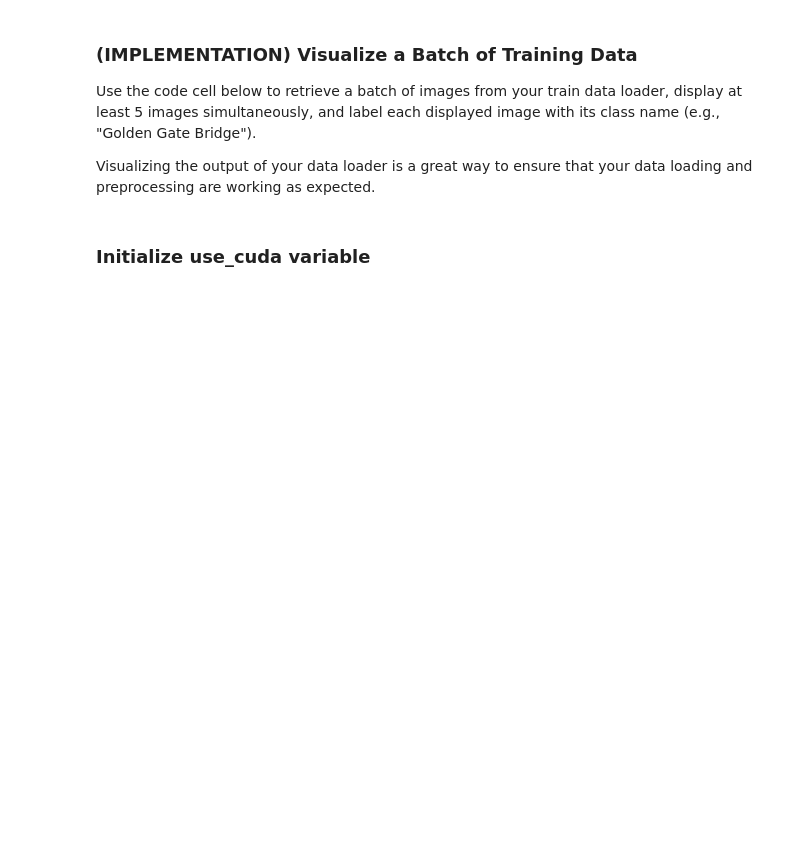
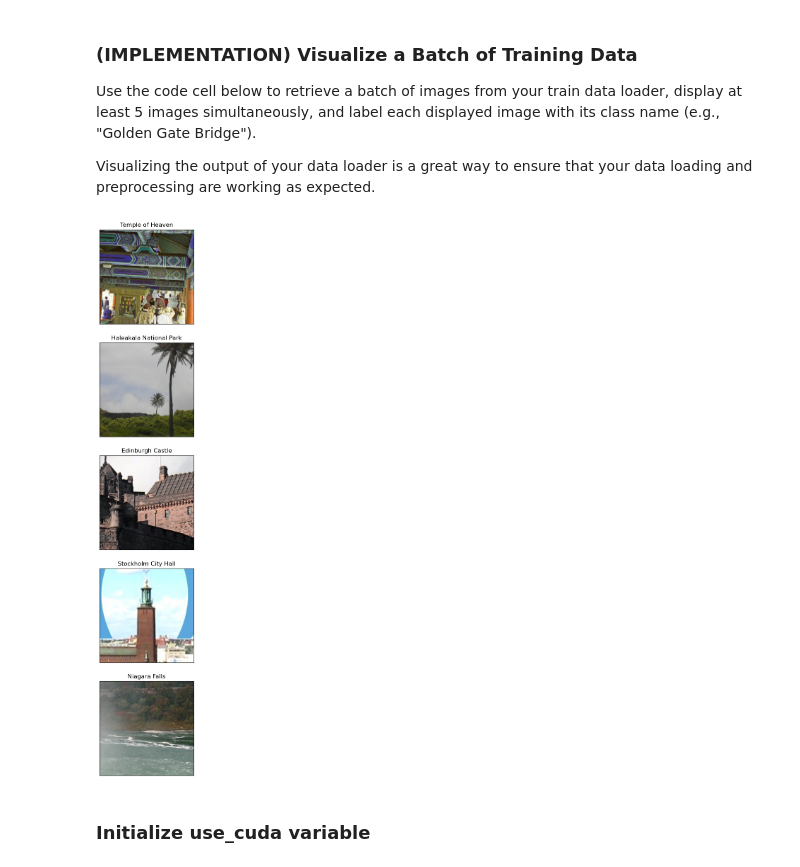
Before and after one commit to guilhermeal86/udacity_DL, a Jupyter notebook: landmark.ipynb, the cells around one changed output. Cells and saved outputs as stored; diff of their text form; code cells hidden in the pictures; blank space fills up the shorter version.

```diff
--- a/landmark.ipynb
+++ b/landmark.ipynb
@@ -162,32 +167,36 @@ Visualizing the output of your data loader is a great way to ensure that your da
 # %%
 import matplotlib.pyplot as plt
 %matplotlib inline
 
 ## TODO: visualize a batch of the train data loader
 ## the class names can be accessed at the `classes` attribute
 ## of your dataset object (e.g., `train_dataset.classes`)
 
 
-# unnormalize the images for visualization
-def imshow(img):
-    mean = np.array([0.5, 0.5, 0.5])
-    std = np.array([0.5, 0.5, 0.5])
-    img = (img * std[:, None, None]) + mean[:, None, None]
-    plt.imshow(np.transpose(img, (1, 2, 0)))
+def unnormlize(img, s, m):
+    return img * s[:, None, None] + m[:, None, None]
 
+import matplotlib.pyplot as plt
+%matplotlib inline
 
-# obtain one batch of training images
-dataiter = iter(train_loader)
-images, labels = dataiter.next()
-images = images.numpy()
+## TODO: visualize a batch of the train data loader
 
-# plot the images in the batch, along with the corresponding labels
-fig = plt.figure(figsize=(25, 25))
+## the class names can be accessed at the `classes` attribute
+## of your dataset object (e.g., `train_dataset.classes`)
+## the class names can be accessed at the `classes` attribute
+## of your dataset object (e.g., `train_dataset.classes`)
 
-for idx in np.arange(5):
+fig = plt.figure(figsize=(20,20))
+
+for idx in range(5):
     ax = fig.add_subplot(5, 1, idx+1, xticks=[], yticks=[])
-    imshow(images[idx])
-    ax.set_title(str(train_data.classes[labels[idx]]))
+    rand_img = random.randint(0, len(train_data))
+    img = unnormlize(train_data[rand_img][0], torch.Tensor(std), torch.Tensor(mean)) # unnormalize
+    plt.imshow(np.transpose(img.numpy(), (1, 2, 0))) # convert from Tensor image
+    class_name = classes[train_data[rand_img][1]]
+    ax.set_title(class_name)
+# %% [output]
+[figure, added]
 # %% [markdown]
 ### Initialize use_cuda variable
 # %%
```
Also changed, not shown: parts of 27 cells of this notebook, 1 other file.
